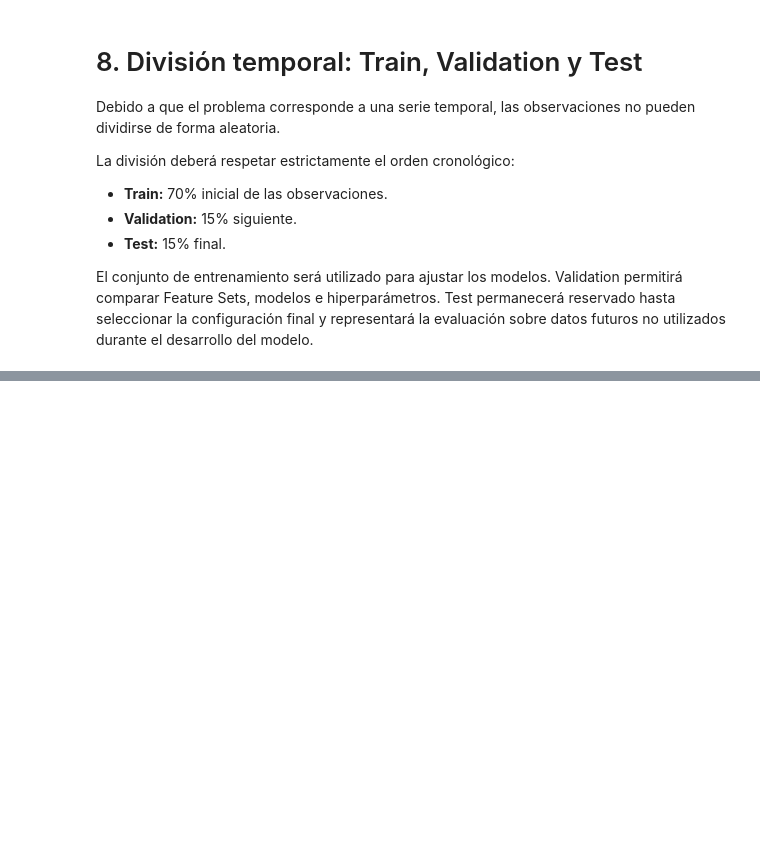
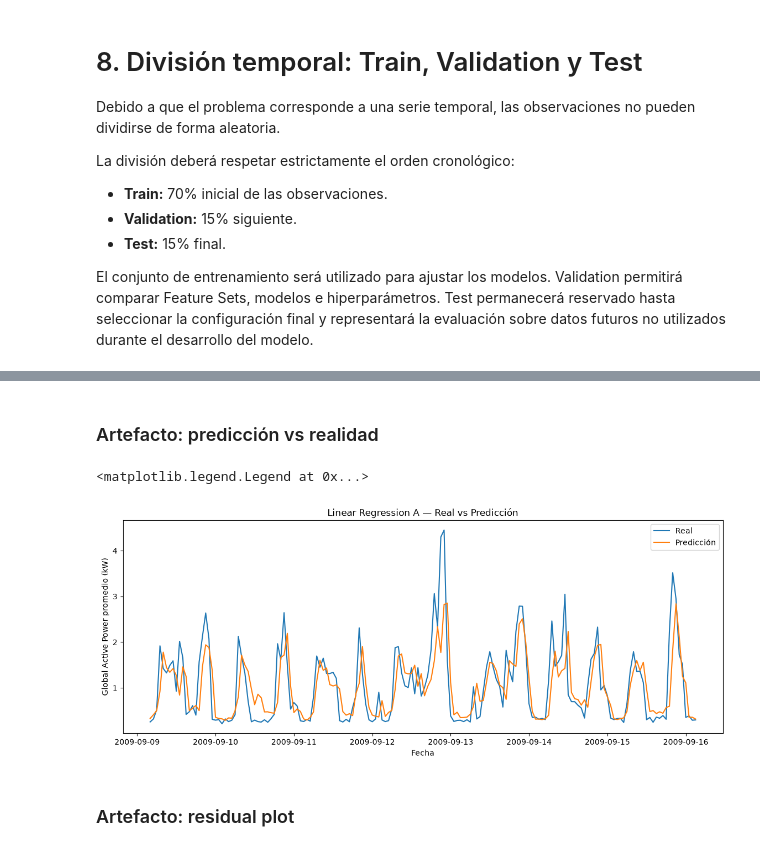
Before and after one commit to alexandrachr2303/Proyecto-Household-Power-G7, a Jupyter notebook: 02_timeseries_feature_engineering_modeling.ipynb, the cells around one changed output, grey strips where cells are left out. Drawn from its saved outputs; the diff is of its cells as text; code cells hidden in the pictures; blank space fills up the shorter version.

```diff
--- a/02_timeseries_feature_engineering_modeling.ipynb
+++ b/02_timeseries_feature_engineering_modeling.ipynb
@@ -1230,0 +1599,11 @@ desarrollo del modelo.
+# %%
+modelo_lr_a = Pipeline([
+    (
+        "scaler",
+        StandardScaler()
+    ),
+    (
+        "model",
+        LinearRegression()
+    ),
+])
@@ -1230,0 +1612,5 @@ desarrollo del modelo.
+# %%
+modelo_lr_a.fit(
+    X_train_a,
+    y_train
+)
@@ -1230,0 +1621,4 @@ desarrollo del modelo.
+# %%
+pred_lr_a = modelo_lr_a.predict(
+    X_val_a
+)
@@ -1230,0 +1793,36 @@ desarrollo del modelo.
+# %% [markdown]
+### Artefacto: predicción vs realidad
+# %%
+muestra_lr_a = validation.iloc[:24 * 7]
+
+fig, ax = plt.subplots(
+    figsize=(14, 5)
+)
+
+ax.plot(
+    muestra_lr_a.index,
+    muestra_lr_a[target],
+    label="Real"
+)
+
+ax.plot(
+    muestra_lr_a.index,
+    pred_lr_a[:24 * 7],
+    label="Predicción"
+)
+
+ax.set_title(
+    "Linear Regression A — Real vs Predicción"
+)
+
+ax.set_xlabel("Fecha")
+ax.set_ylabel(
+    "Global Active Power promedio (kW)"
+)
+
+ax.legend()
+# %% [output]
+<matplotlib.legend.Legend at 0x...>
+[figure, added]
+# %% [markdown]
+### Artefacto: residual plot
```
Also changed, not shown: parts of 100 cells of this notebook, 4 other files.
